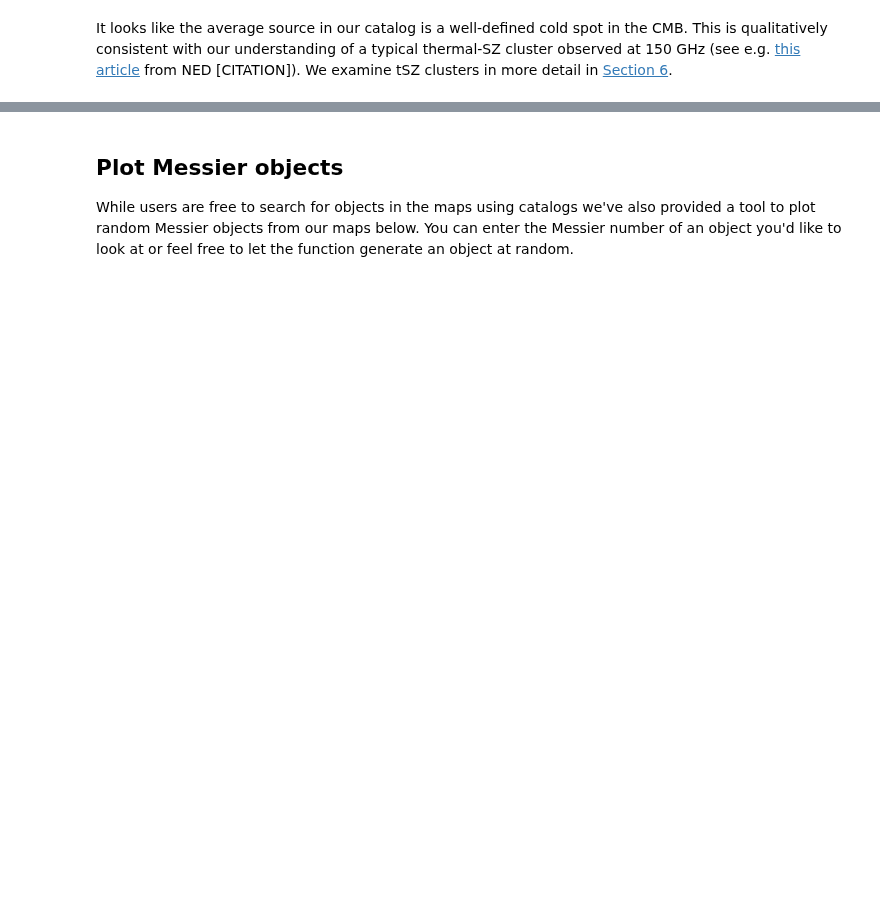
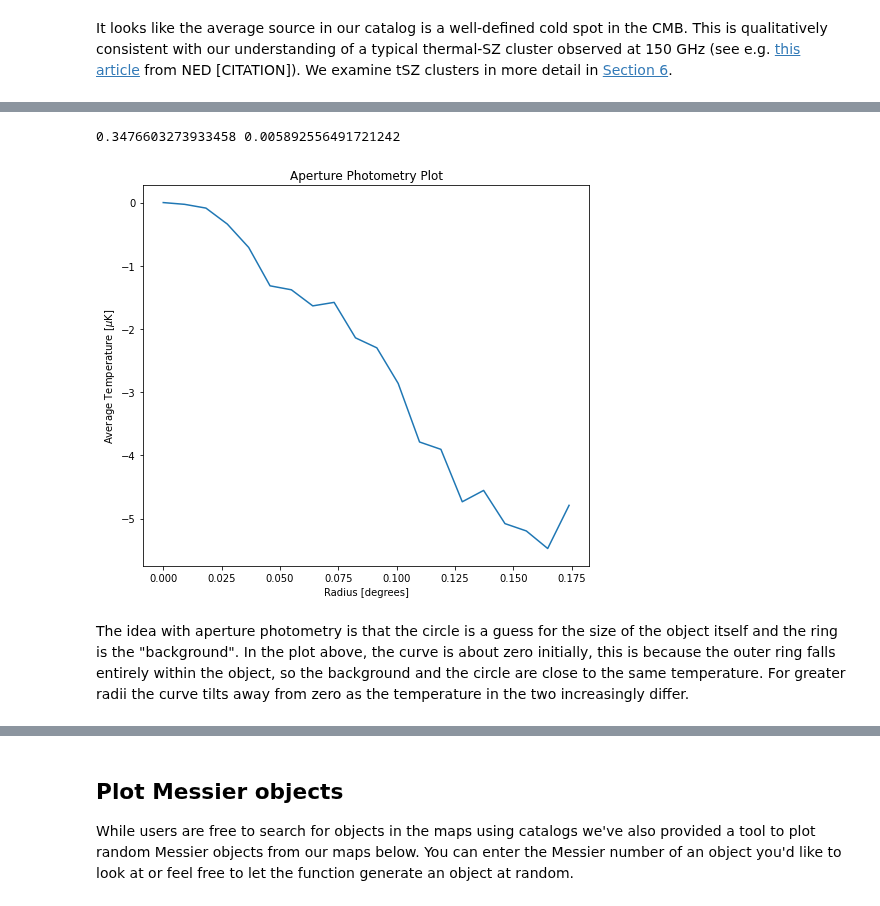
Before and after one commit to ACTCollaboration/DR4_DR5_Notebooks, a Jupyter notebook: Notebooks/Section_4_visualize_objects.ipynb, the cells around one changed output, grey strips where cells are left out. Cells and saved outputs as stored; diff of their text form; code cells hidden in the pictures; blank space fills up the shorter version.

```diff
--- a/Notebooks/Section_4_visualize_objects.ipynb
+++ b/Notebooks/Section_4_visualize_objects.ipynb
@@ -127,0 +135,37 @@ It looks like the average source in our catalog is a well-defined cold spot in t
+# %%
+def aper_photo(x, radii_map, plot):
+    '''calculates the flux-background for a single aperature'''
+    zeros = np.zeros(np.shape(radii_map))
+    circle_sum = np.mean(np.where(radii_map < x, plot, zeros))
+    ring_sum = np.mean(np.where(radii_map < np.sqrt(2)*x, plot, zeros)) - circle_sum
+    return (circle_sum - ring_sum)
+
+def aper_plot(r, radii, stamp):
+    '''Creates the aperature photometry plot for a given stamp'''
+    aper_plot = np.zeros(np.shape(r))
+    for i in range(np.size(r)):
+        aper_plot[i] = aper_photo(r[i], radii, stamp)
+    return aper_plot
+# %%
+# Call the function modrmap that stores the radii in degrees of each pixel from the center
+radii = enmap.modrmap(stamp.shape, stamp.wcs)*180/np.pi
+
+# Determine the bounds for the bins
+r_max = np.max(radii)
+r_min = np.min(radii)
+print(r_max, r_min)
+# define the radii we want for the aperature plot, note the maximum aperature radius is chosen to avoid edge effects
+r = np.linspace(0, r_max/2, 20)
+
+
+plt.figure(figsize = (8,7))
+plt.title("Aperture Photometry Plot")
+plt.xlabel("Radius [degrees]")
+plt.ylabel("Average Temperature [$ \mu $K]")
+plt.plot(r, aper_plot(r, radii, stamp))
+plt.show()
+# %% [output]
+0.3476603273933458 0.005892556491721242
+[figure, added]
+# %% [markdown]
+The idea with aperture photometry is that the circle is a guess for the size of the object itself and the ring is the "background". In the plot above, the curve is about zero initially, this is because the outer ring falls entirely within the object, so the background and the circle are close to the same temperature. For greater radii the curve tilts away from zero as the temperature in the two increasingly differ.
```
Also changed, not shown: parts of 14 cells of this notebook, 10 other files.
